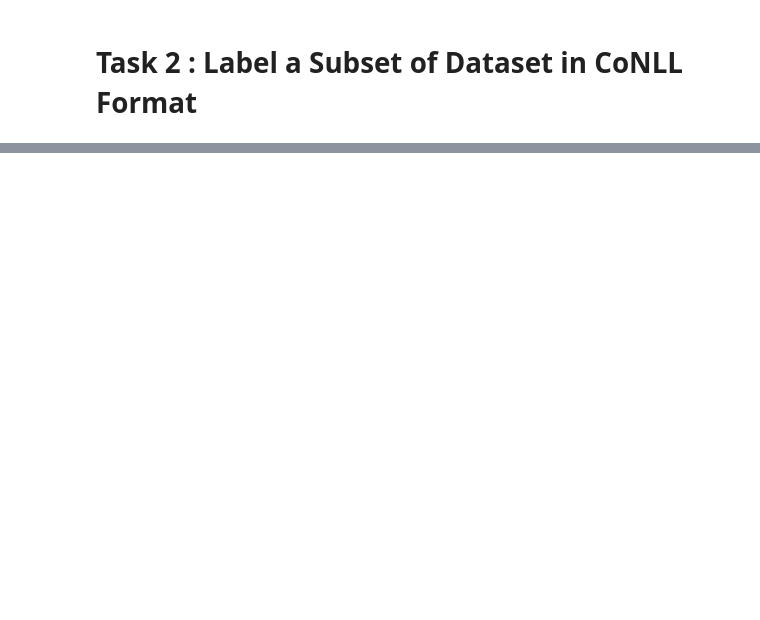
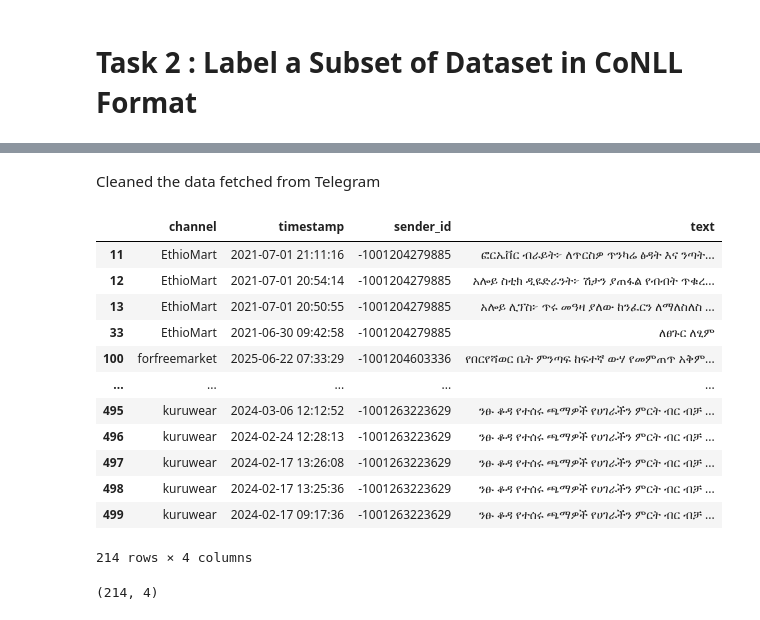
Before and after one commit to Addisu22/Amharic_Ecommerce_Extractor, a Jupyter notebook: notebook/Label_Subset_Dataset_CoNLL.ipynb, the cells around one changed output, grey strips where cells are left out. Cells and saved outputs as stored; diff of their text form; code cells hidden in the pictures; blank space fills up the shorter version.

Commit message:
Label a Subset of Dataset in CoNLL Format

```diff
--- a/notebook/Label_Subset_Dataset_CoNLL.ipynb
+++ b/notebook/Label_Subset_Dataset_CoNLL.ipynb
@@ -85,0 +15,25 @@ Saved labeled data for 3 messages to 'labeled_data.conll'
+# %% [markdown]
+Cleaned the data fetched from Telegram
+# %%
+df = pd.read_csv("Data/telegram_amharic_messages.csv")
+all_text =df.dropna(subset=["text"])
+# %%
+all_text
+# %% [output]
+|  | channel | timestamp | sender_id | text |
+| 11 | EthioMart | 2021-07-01 21:11:16 | -1001204279885 | ፎርኤቨር ብራይት፦ ለጥርስዎ ጥንካሬ ፅዳት እና ንጣት... |
+| 12 | EthioMart | 2021-07-01 20:54:14 | -1001204279885 | አሎይ ስቲክ ዲዬድራንት፦ ሽታን ያጠፋል የብብት ጥቁረ... |
+| 13 | EthioMart | 2021-07-01 20:50:55 | -1001204279885 | አሎይ ሊፕስ፦ ጥሩ መዓዛ ያለው ከንፈርን ለማለስለስ ... |
+| 33 | EthioMart | 2021-06-30 09:42:58 | -1001204279885 | ለፀጉር ለፂም |
+| 100 | forfreemarket | 2025-06-22 07:33:29 | -1001204603336 | የበርየሻወር ቤት ምንጣፍ ከፍተኛ ውሃ የመምጠጥ አቅም... |
+| ... | ... | ... | ... | ... |
+| 495 | kuruwear | 2024-03-06 12:12:52 | -1001263223629 | ንፁ ቆዳ የተሰሩ ጫማዎች የሀገራችን ምርት ብር ብቻ ... |
+| 496 | kuruwear | 2024-02-24 12:28:13 | -1001263223629 | ንፁ ቆዳ የተሰሩ ጫማዎች የሀገራችን ምርት ብር ብቻ ... |
+| 497 | kuruwear | 2024-02-17 13:26:08 | -1001263223629 | ንፁ ቆዳ የተሰሩ ጫማዎች የሀገራችን ምርት ብር ብቻ ... |
+| 498 | kuruwear | 2024-02-17 13:25:36 | -1001263223629 | ንፁ ቆዳ የተሰሩ ጫማዎች የሀገራችን ምርት ብር ብቻ ... |
+| 499 | kuruwear | 2024-02-17 09:17:36 | -1001263223629 | ንፁ ቆዳ የተሰሩ ጫማዎች የሀገራችን ምርት ብር ብቻ ... |
+214 rows × 4 columns
+# %%
+all_text.shape
+# %% [output]
+(214, 4)
```
Also changed, not shown: parts of 7 cells of this notebook.
